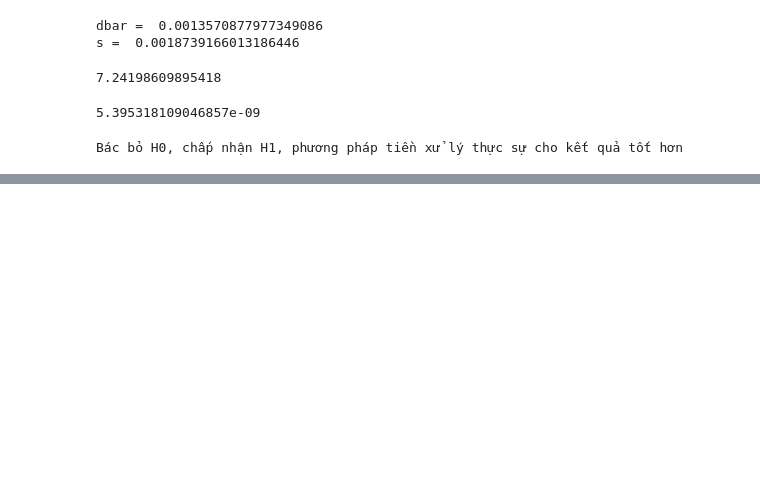
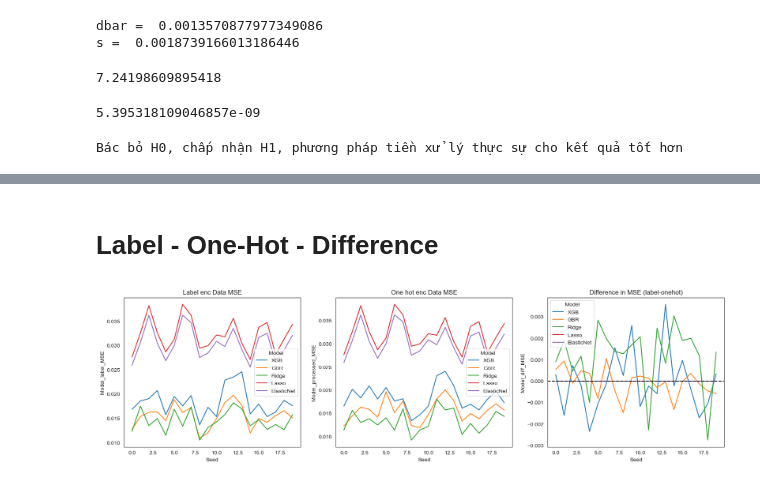
Before and after one commit to lamisgosu11/House-price-predictor, a Jupyter notebook: model-compare.ipynb, the cells around one changed output, grey strips where cells are left out. Saved outputs shown, nothing was run; the diff lists cells and outputs as text; code cells hidden in the pictures; blank space fills up the shorter version.

```diff
--- a/model-compare.ipynb
+++ b/model-compare.ipynb
@@ -937,0 +934,2 @@ Tương tự, Ridge cũng cho kết quả tốt nhất (trên thước đo là R
+# %%
+train_label_enc = pd.read_csv('train_label_enc.csv')
@@ -937,0 +1003,2 @@ Tương tự, Ridge cũng cho kết quả tốt nhất (trên thước đo là R
+# %%
+CV_enc = split_evaluate_enc(train_label_enc, train_labels, train_features, train_labels, 20)
@@ -937,0 +1027,16 @@ Tương tự, Ridge cũng cho kết quả tốt nhất (trên thước đo là R
+# %% [markdown]
+# Label - One-Hot - Difference
+# %%
+fig, ax = plt.subplots(1, 3, figsize=(20, 5))
+sns.lineplot(x='Seed', y='Model_label_MSE', hue='Model', data=CV_enc, ax=ax[0])
+sns.lineplot(x='Seed', y='Model_processed_MSE', hue='Model', data=CV_enc, ax=ax[1])
+CV_diff_enc = CV_enc.copy()
+CV_diff_enc['Model_diff_MSE'] = CV_diff_enc['Model_label_MSE'] - CV_diff_enc['Model_processed_MSE']
+sns.lineplot(x='Seed', y='Model_diff_MSE', hue='Model', data=CV_diff_enc, ax=ax[2])
+ax[2].axhline(y=0, color='black', linestyle='--')
+ax[0].set_title('Label enc Data MSE')
+ax[1].set_title('One hot enc Data MSE')
+ax[2].set_title('Difference in MSE (label-onehot)')
+plt.show()
+# %% [output]
+[figure, added]
```
Also changed, not shown: parts of 84 cells of this notebook.
